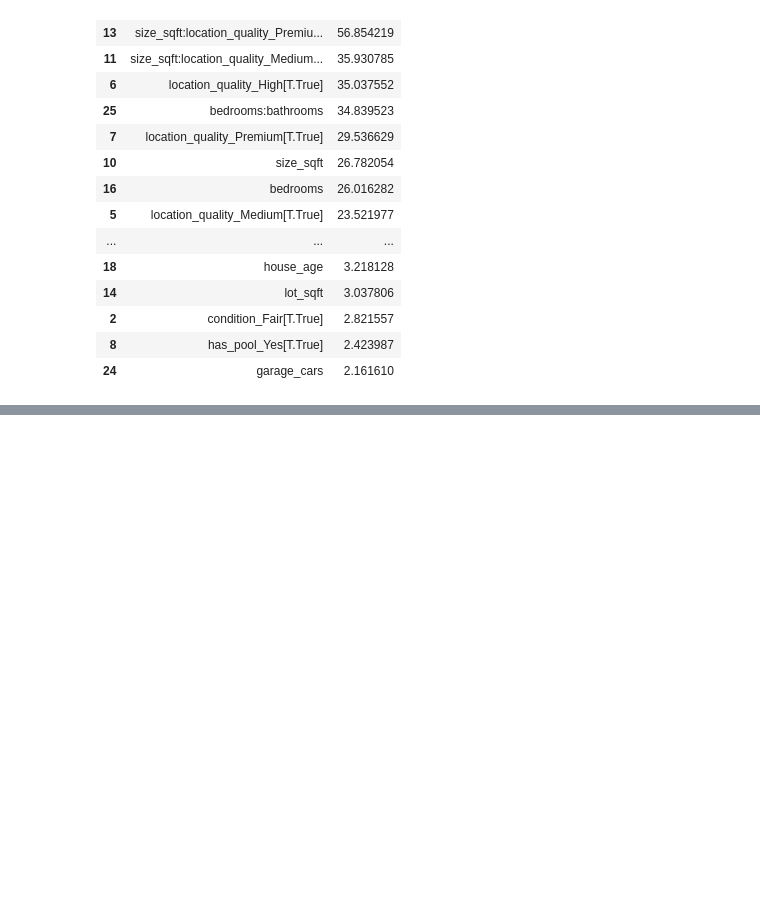
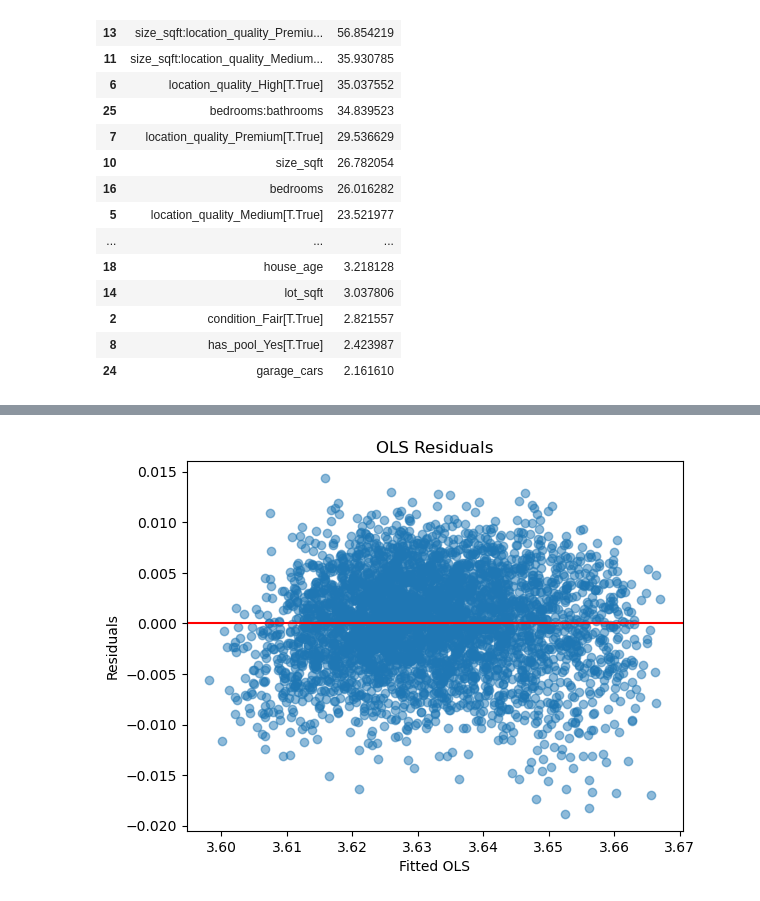
Before and after one commit to TheDataBlog/house-price-prediction, a Jupyter notebook: main.ipynb, the cells around one changed output, grey strips where cells are left out. Saved outputs shown, nothing was run; the diff lists cells and outputs as text; code cells hidden in the pictures; blank space fills up the shorter version.

Commit message:
Variable Selection

```diff
--- a/main.ipynb
+++ b/main.ipynb
@@ -651,0 +809,16 @@ df_vif
+# %%
+%%R -i df_dummy -i formula_full -o selected_vars_stepwise_aic
+library(stats)
+df_dummy$price_boxcox <- as.numeric(df_dummy$price_boxcox)
+
+
+# Convert string to formula
+full_formula <- as.formula(formula_full)
+
+# Forward selection starting from intercept-only
+step_model <- step(lm(full_formula, data=df_dummy),
+                   direction = "both",
+                   trace = TRUE)
+
+# Show selected variables
+selected_vars_stepwise_aic <- names(coef(step_model))[-1]  # drop intercept
@@ -651,0 +843,17 @@ df_vif
+# %%
+formula_mallow_c =  'price_boxcox ~ ' + ' + '.join(selected_vars_mallow_c)
+formula_mallow_c = formula_mallow_c.replace("TRUE", "")
+formula_forward_aic =  'price_boxcox ~ ' + ' + '.join(selected_vars_forward_aic)
+formula_forward_aic = formula_forward_aic.replace("TRUE", "")
+formula_stepwise_aic =  'price_boxcox ~ ' + ' + '.join(selected_vars_stepwise_aic)
+formula_stepwise_aic = formula_stepwise_aic.replace("TRUE", "")
+# %%
+df_dummy['size_sqft_medium'] = df_dummy['size_sqft'] * df_dummy['location_quality_Medium'].astype(int)
+formula_mallow_c = formula_mallow_c.replace('size_sqft:location_quality_Medium', 'size_sqft_medium')
+df_dummy['size_sqft_premium'] = df_dummy['size_sqft'] * df_dummy['location_quality_Premium'].astype(int)
+formula_mallow_c = formula_mallow_c.replace('size_sqft:location_quality_Premium', 'size_sqft_premium')
+formula_mallow_c = formula_mallow_c.replace('size_sqft_Premium', 'size_sqft_premium')
+
+model_full = ols(formula=formula_mallow_c, data=df_dummy)
+fitted_mallow_c = model_full.fit()
+print(fitted_mallow_c.summary())
@@ -651,0 +1028,10 @@ df_vif
+# %%
+# Residual plots
+plt.scatter(fitted_mallow_c.fittedvalues, fitted_mallow_c.resid, alpha=0.5)
+plt.axhline(0, color='red')
+plt.xlabel('Fitted OLS')
+plt.ylabel('Residuals')
+plt.title('OLS Residuals')
+plt.show()
+# %% [output]
+[figure, added]
```
Also changed, not shown: parts of 28 cells of this notebook.
